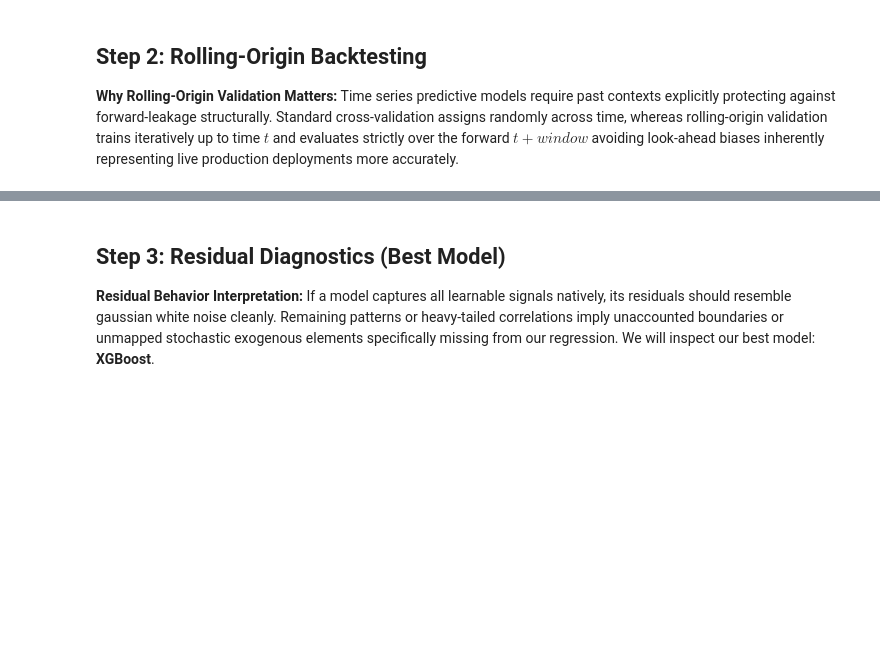
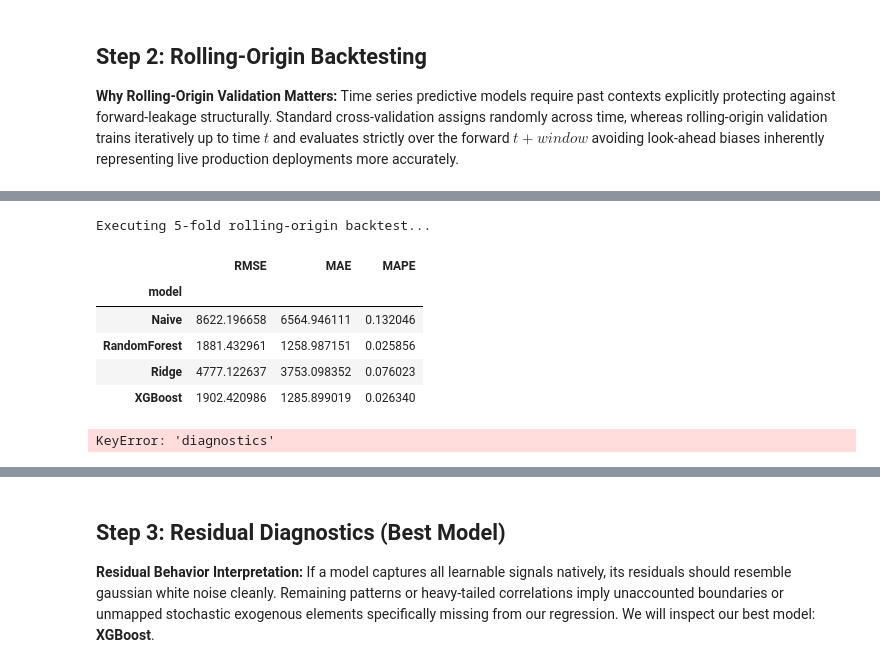
Before and after one commit to lburdman/energy-demand-forecast, a Jupyter notebook: notebooks/05_statistical_validation.ipynb, the cells around one changed output, grey strips where cells are left out. Saved outputs shown, nothing was run; the diff lists cells and outputs as text; code cells hidden in the pictures; blank space fills up the shorter version.

```diff
--- a/notebooks/05_statistical_validation.ipynb
+++ b/notebooks/05_statistical_validation.ipynb
@@ -65 +127,41 @@ print(f"Data ready. Train shape: {X_train.shape}, Test shape: {X_test.shape}")
+# %%
+# We define our target columns and model architectures natively
+target_col = 'y'
+train_funcs = {
+    'Naive': None,  # Doesn't need a train function
+    'Ridge': models.train_ridge,
+    'RandomForest': models.train_random_forest,
+    'XGBoost': lambda X, y: models.train_xgboost(cp.asarray(X), cp.asarray(y)) # Modified to use CuPy for training data
+}
+
+predict_funcs = {
+    'Naive': lambda m, x: models.predict_naive_lag24(x),
+    'Ridge': lambda m, x: m.predict(x),
+    'RandomForest': lambda m, x: m.predict(x),
+    'XGBoost': lambda m, x: m.predict(cp.asarray(x)) # Modified to use CuPy for prediction data
+}
+
+test_window = 720 # ~30 days
+n_folds = 5
+
+print(f"Executing {n_folds}-fold rolling-origin backtest...")
+backtest_results = validation.rolling_origin_backtest(
+    df=Xy_df,
+    target_col=target_col,
+    train_funcs=train_funcs,
+    predict_funcs=predict_funcs,
+    test_window=test_window,
+    n_folds=n_folds
+)
+
+display(backtest_results.groupby('model')[['RMSE', 'MAE', 'MAPE']].mean())
+# %% [output]
+Executing 5-fold rolling-origin backtest...
+|  | RMSE | MAE | MAPE |
+| model |  |  |  |
+| Naive | 8622.196658 | 6564.946111 | 0.132046 |
+| RandomForest | 1881.432961 | 1258.987151 | 0.025856 |
+| Ridge | 4777.122637 | 3753.098352 | 0.076023 |
+| XGBoost | 1902.420986 | 1285.899019 | 0.026340 |
+KeyError: 'diagnostics'
 # %%
```
Also changed, not shown: parts of 9 cells of this notebook.
